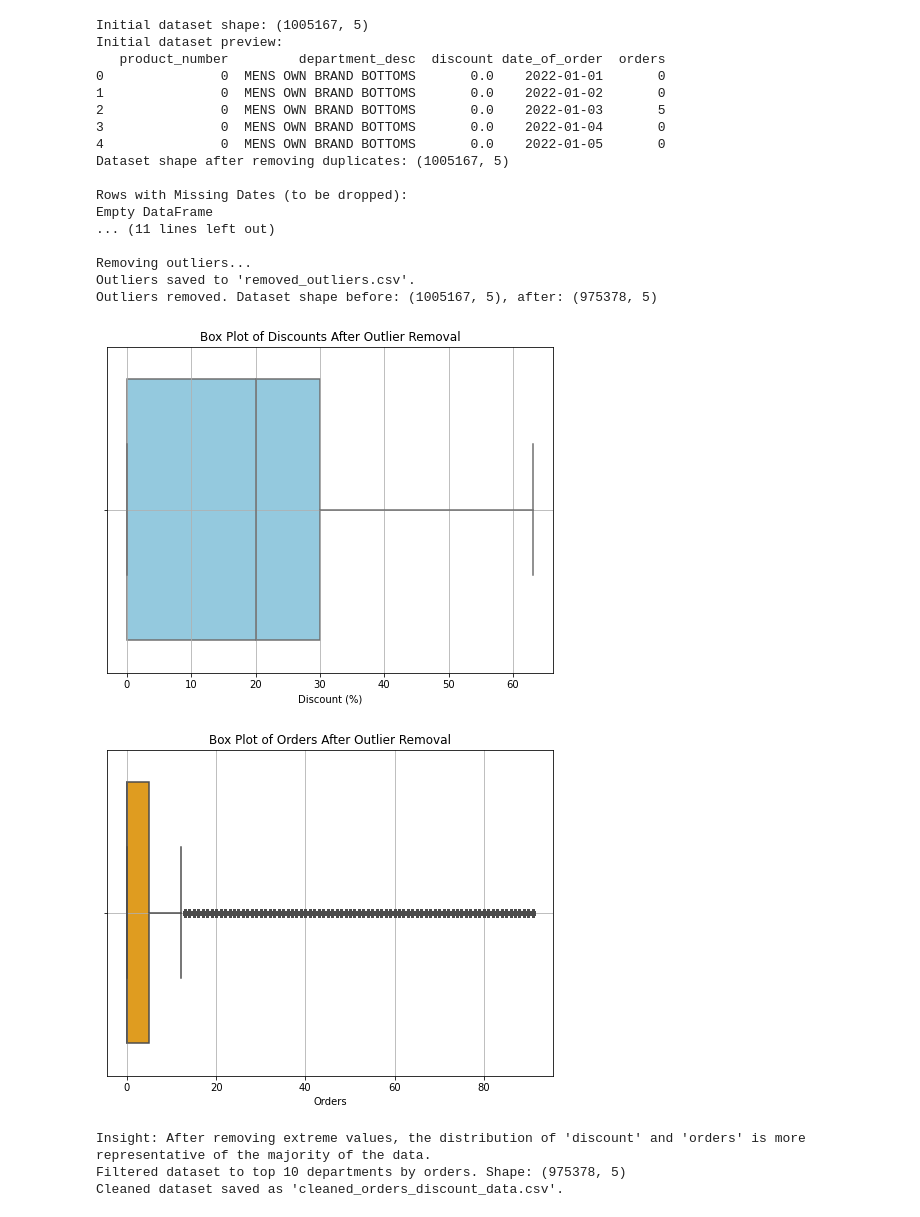
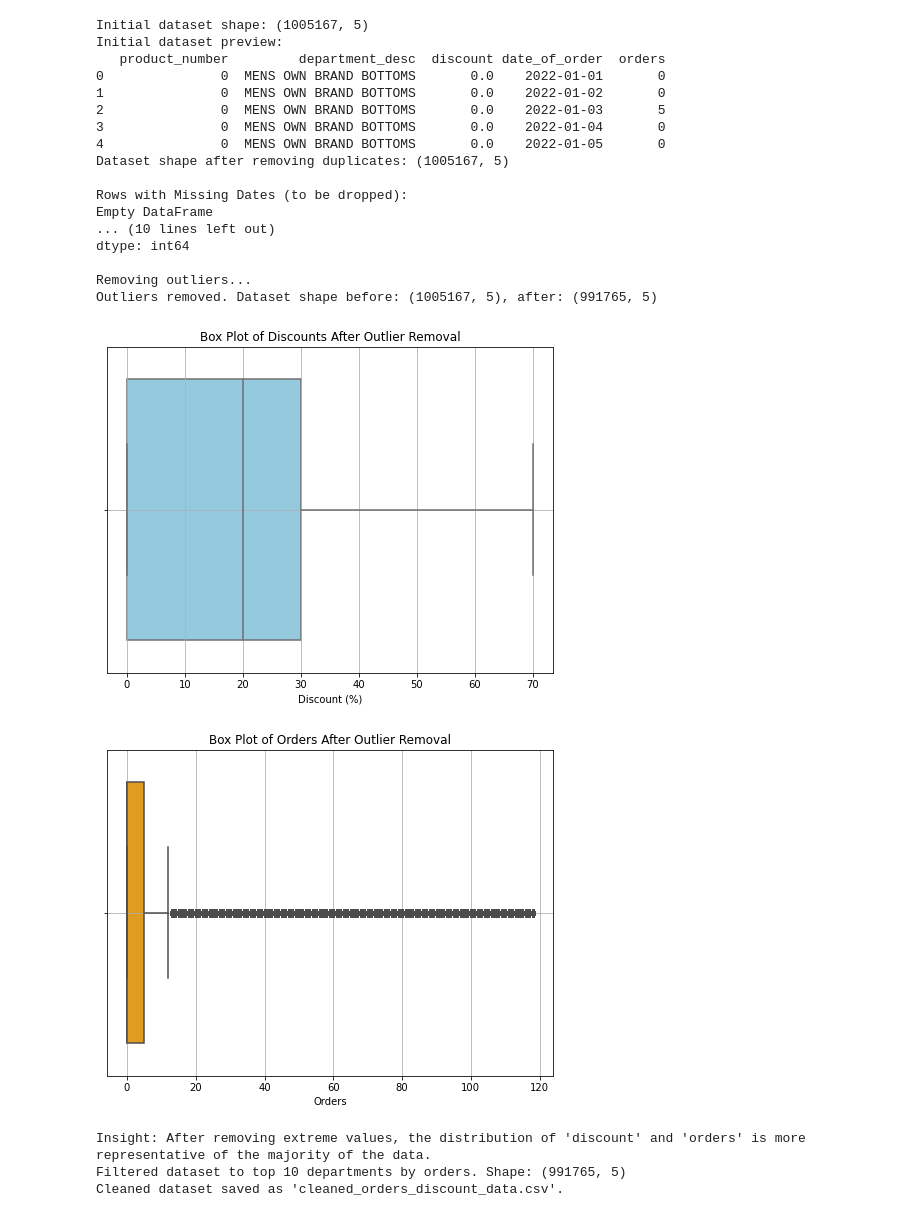
Before and after one commit to atiya16384/Monumentum_Makers, a Jupyter notebook: test.ipynb, the cells around one changed output. Saved outputs shown, nothing was run; the diff lists cells and outputs as text; code cells hidden in the pictures.

```diff
--- a/test.ipynb
+++ b/test.ipynb
@@ -35,22 +35,24 @@ print(f"Remaining missing values:\n{data_cleaned.isnull().sum()}")
 
 # 4. Custom Outlier Removal using Percentiles
 def remove_outliers_custom(df, column, lower_percentile, upper_percentile):
-
+    """
+    Removes outliers based on percentile thresholds.
+    Arguments:
+    df : pandas.DataFrame - Input dataframe.
+    column : str - Column name for which outliers need to be removed.
+    lower_percentile : int - Lower percentile for threshold (default=1).
+    upper_percentile : int - Upper percentile for threshold (default=99).
+    Returns:
+    pandas.DataFrame - DataFrame with outliers removed.
+    """
     lower_bound = np.percentile(df[column], lower_percentile)
     upper_bound = np.percentile(df[column], upper_percentile)
-    filtered_df = df[(df[column] >= lower_bound) & (df[column] <= upper_bound)]
-    outliers_df = df[(df[column] < lower_bound) | (df[column] > upper_bound)]
-    return filtered_df, outliers_df
+    return df[(df[column] >= lower_bound) & (df[column] <= upper_bound)]
 
 print("\nRemoving outliers...")
 original_shape = data_cleaned.shape
-data_cleaned, discount_outliers = remove_outliers_custom(data_cleaned, 'discount', lower_percentile=1, upper_percentile=99)
-data_cleaned, order_outliers = remove_outliers_custom(data_cleaned, 'orders', lower_percentile=1, upper_percentile=99)
-
-# Combine all outliers
-all_outliers = pd.concat([discount_outliers, order_outliers]).drop_duplicates()
-all_outliers.to_csv('removed_outliers.csv', index=False)
-print(f"Outliers saved to 'removed_outliers.csv'.")
+data_cleaned = remove_outliers_custom(data_cleaned, 'discount', lower_percentile=1, upper_percentile=99)
+data_cleaned = remove_outliers_custom(data_cleaned, 'orders', lower_percentile=1, upper_percentile=99)
 print(f"Outliers removed. Dataset shape before: {original_shape}, after: {data_cleaned.shape}")
 
 # Box Plots after Outlier Removal
@@ -68,40 +70,40 @@ sns.boxplot(x=data_cleaned['orders'], color='orange')
 plt.title('Box Plot of Orders After Outlier Removal')
 plt.xlabel('Orders')
 plt.grid(True)
 plt.show()
 
 print("Insight: After removing extreme values, the distribution of 'discount' and 'orders' is more representative of the majority of the data.")
 
 # 6. Filter relevant departments
 top_departments = data_cleaned.groupby('department_desc')['orders'].sum().nlargest(10).index
 data_cleaned = data_cleaned[data_cleaned['department_desc'].isin(top_departments)]
 print(f"Filtered dataset to top 10 departments by orders. Shape: {data_cleaned.shape}")
 
 # 7. Save the cleaned and preprocessed data
 data_cleaned.to_csv('cleaned_orders_discount_data.csv', index=False)
 print("Cleaned dataset saved as 'cleaned_orders_discount_data.csv'.")
 # %% [output]
 Initial dataset shape: (1005167, 5)
 Initial dataset preview:
    product_number         department_desc  discount date_of_order  orders
 0               0  MENS OWN BRAND BOTTOMS       0.0    2022-01-01       0
 1               0  MENS OWN BRAND BOTTOMS       0.0    2022-01-02       0
 2               0  MENS OWN BRAND BOTTOMS       0.0    2022-01-03       5
 3               0  MENS OWN BRAND BOTTOMS       0.0    2022-01-04       0
 4               0  MENS OWN BRAND BOTTOMS       0.0    2022-01-05       0
 Dataset shape after removing duplicates: (1005167, 5)
 
 Rows with Missing Dates (to be dropped):
 Empty DataFrame
-... (11 lines left out)
+... (10 lines left out)
+dtype: int64
 
 Removing outliers...
-Outliers saved to 'removed_outliers.csv'.
-Outliers removed. Dataset shape before: (1005167, 5), after: (975378, 5)
+Outliers removed. Dataset shape before: (1005167, 5), after: (991765, 5)
-[figure, old version]
+[figure, new version]
-[figure, old version]
+[figure, new version]
 Insight: After removing extreme values, the distribution of 'discount' and 'orders' is more representative of the majority of the data.
-Filtered dataset to top 10 departments by orders. Shape: (975378, 5)
+Filtered dataset to top 10 departments by orders. Shape: (991765, 5)
 Cleaned dataset saved as 'cleaned_orders_discount_data.csv'.
 # %%
 import pandas as pd
```
Also changed, not shown: parts of 3 cells of this notebook, 2 other files.
